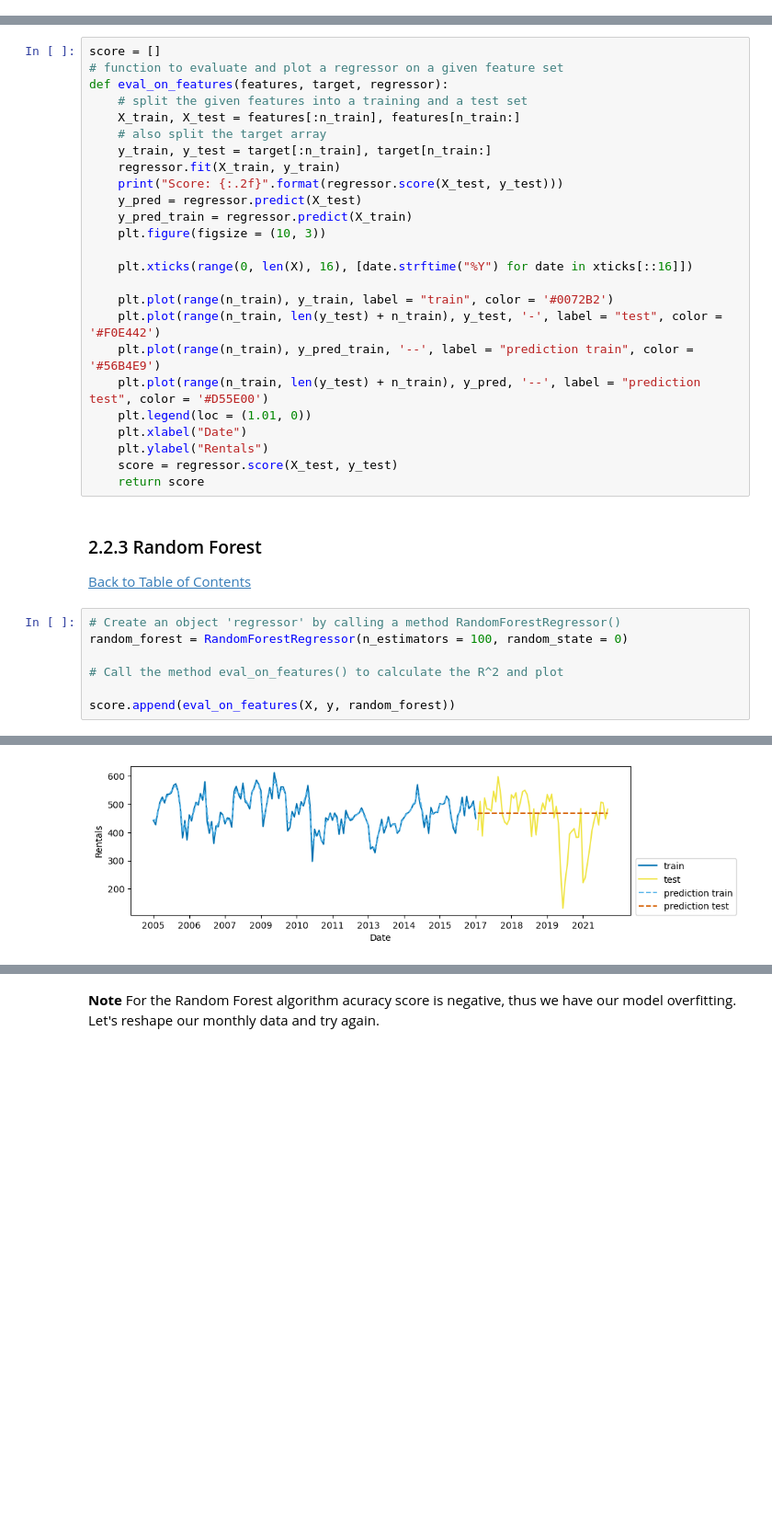
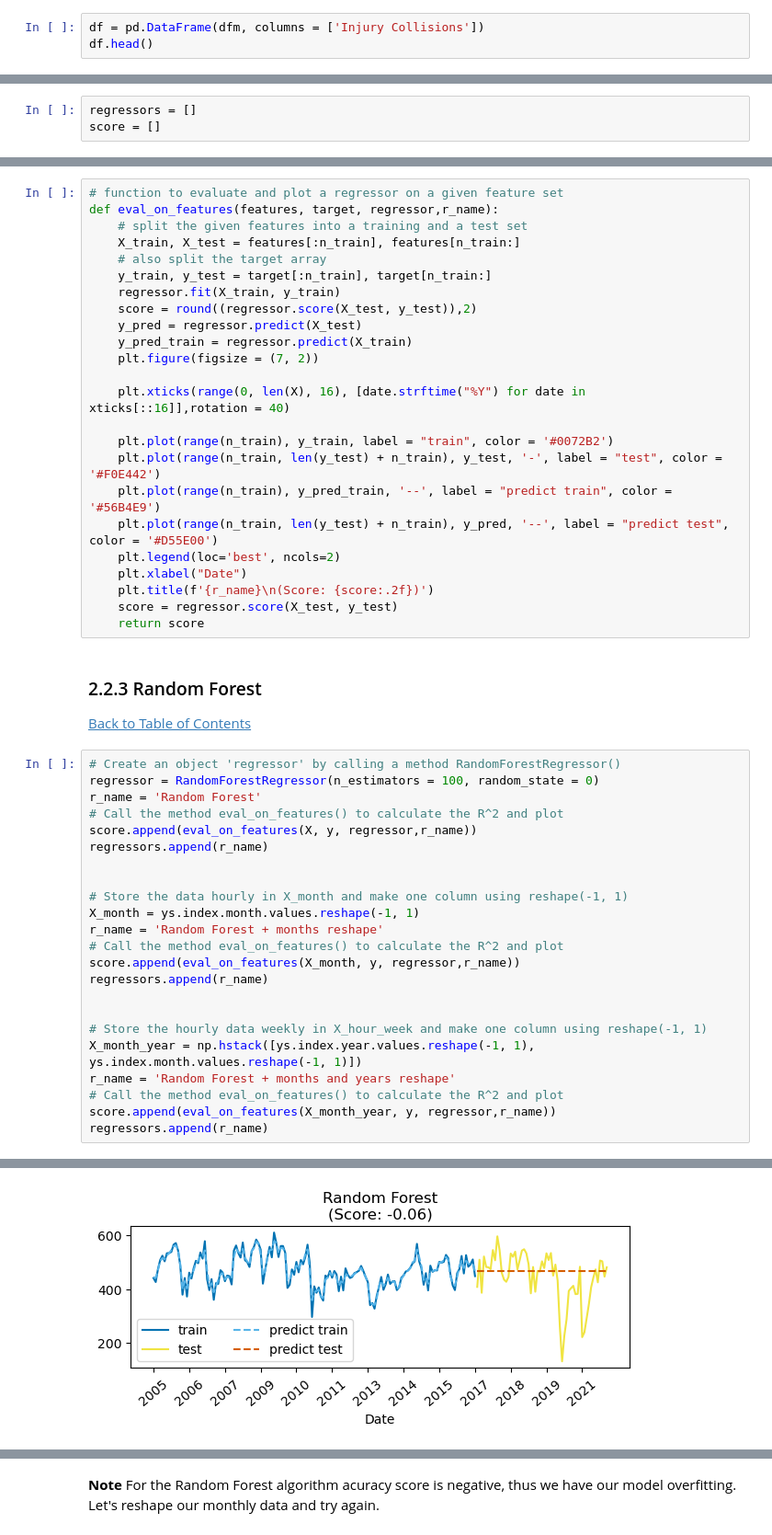
Before and after one commit to Natidhcp/CCT_MSc_DA_CA2, a Jupyter notebook: CA2.ipynb, the cells around one changed output, grey strips where cells are left out. Shown at 92% size. Cells and saved outputs as stored; diff of their text form; blank space fills up the shorter version.

```diff
--- a/CA2.ipynb
+++ b/CA2.ipynb
@@ -1283,0 +1225,3 @@ df.describe()
+# %%
+df = pd.DataFrame(dfm, columns = ['Injury Collisions'])
+df.head()
@@ -1308,34 +1260,36 @@ X.shape, y.shape
 # use the first 145 data points for training and the rest for testing (it will be about 70/30 proportion)
 n_train = 145
 xticks = pd.date_range(start = ys.index.min(), end = ys.index.max(), freq = 'M')
+# %%
+regressors = []
+score = []
 # %% [markdown]
 <a class="anchor" id="2.2.2"></a>
 ### 2.2.2 Creating a function to evaluate and plot a regressor
 
 [Back to Table of Contents](#0.1)
 # %%
-score = []
 # function to evaluate and plot a regressor on a given feature set
-def eval_on_features(features, target, regressor):
+def eval_on_features(features, target, regressor,r_name):
     # split the given features into a training and a test set
     X_train, X_test = features[:n_train], features[n_train:]
     # also split the target array
     y_train, y_test = target[:n_train], target[n_train:]
     regressor.fit(X_train, y_train)
-    print("Score: {:.2f}".format(regressor.score(X_test, y_test)))
+    score = round((regressor.score(X_test, y_test)),2)
     y_pred = regressor.predict(X_test)
     y_pred_train = regressor.predict(X_train)
-    plt.figure(figsize = (10, 3))
+    plt.figure(figsize = (7, 2))
 
-    plt.xticks(range(0, len(X), 16), [date.strftime("%Y") for date in xticks[::16]])
+    plt.xticks(range(0, len(X), 16), [date.strftime("%Y") for date in xticks[::16]],rotation = 40)
 
     plt.plot(range(n_train), y_train, label = "train", color = '#0072B2')
     plt.plot(range(n_train, len(y_test) + n_train), y_test, '-', label = "test", color = '#F0E442')
-    plt.plot(range(n_train), y_pred_train, '--', label = "prediction train", color = '#56B4E9')
-    plt.plot(range(n_train, len(y_test) + n_train), y_pred, '--', label = "prediction test", color = '#D55E00')
-    plt.legend(loc = (1.01, 0))
+    plt.plot(range(n_train), y_pred_train, '--', label = "predict train", color = '#56B4E9')
+    plt.plot(range(n_train, len(y_test) + n_train), y_pred, '--', label = "predict test", color = '#D55E00')
+    plt.legend(loc='best', ncols=2)
     plt.xlabel("Date")
-    plt.ylabel("Rentals")
+    plt.title(f'{r_name}\n(Score: {score:.2f})')
     score = regressor.score(X_test, y_test)
     return score
 # %% [markdown]
@@ -1345,9 +1299,25 @@ def eval_on_features(features, target, regressor):
 [Back to Table of Contents](#0.1)
 # %%
 # Create an object 'regressor' by calling a method RandomForestRegressor()
-random_forest = RandomForestRegressor(n_estimators = 100, random_state = 0)
+regressor = RandomForestRegressor(n_estimators = 100, random_state = 0)
+r_name = 'Random Forest'
+# Call the method eval_on_features() to calculate the R^2 and plot
+score.append(eval_on_features(X, y, regressor,r_name))
+regressors.append(r_name)
 
+
+# Store the data hourly in X_month and make one column using reshape(-1, 1)
+X_month = ys.index.month.values.reshape(-1, 1)
+r_name = 'Random Forest + months reshape'
 # Call the method eval_on_features() to calculate the R^2 and plot
+score.append(eval_on_features(X_month, y, regressor,r_name))
+regressors.append(r_name)
 
-score.append(eval_on_features(X, y, random_forest))
+
+# Store the hourly data weekly in X_hour_week and make one column using reshape(-1, 1)
+X_month_year = np.hstack([ys.index.year.values.reshape(-1, 1), ys.index.month.values.reshape(-1, 1)])
+r_name = 'Random Forest + months and years reshape'
+# Call the method eval_on_features() to calculate the R^2 and plot
+score.append(eval_on_features(X_month_year, y, regressor,r_name))
+regressors.append(r_name)
 # %% [output]
@@ -1355 +1324 @@ Score: -0.06
-[figure, old version]
+[figure, new version]
```
Also changed, not shown: parts of 52 cells of this notebook.
